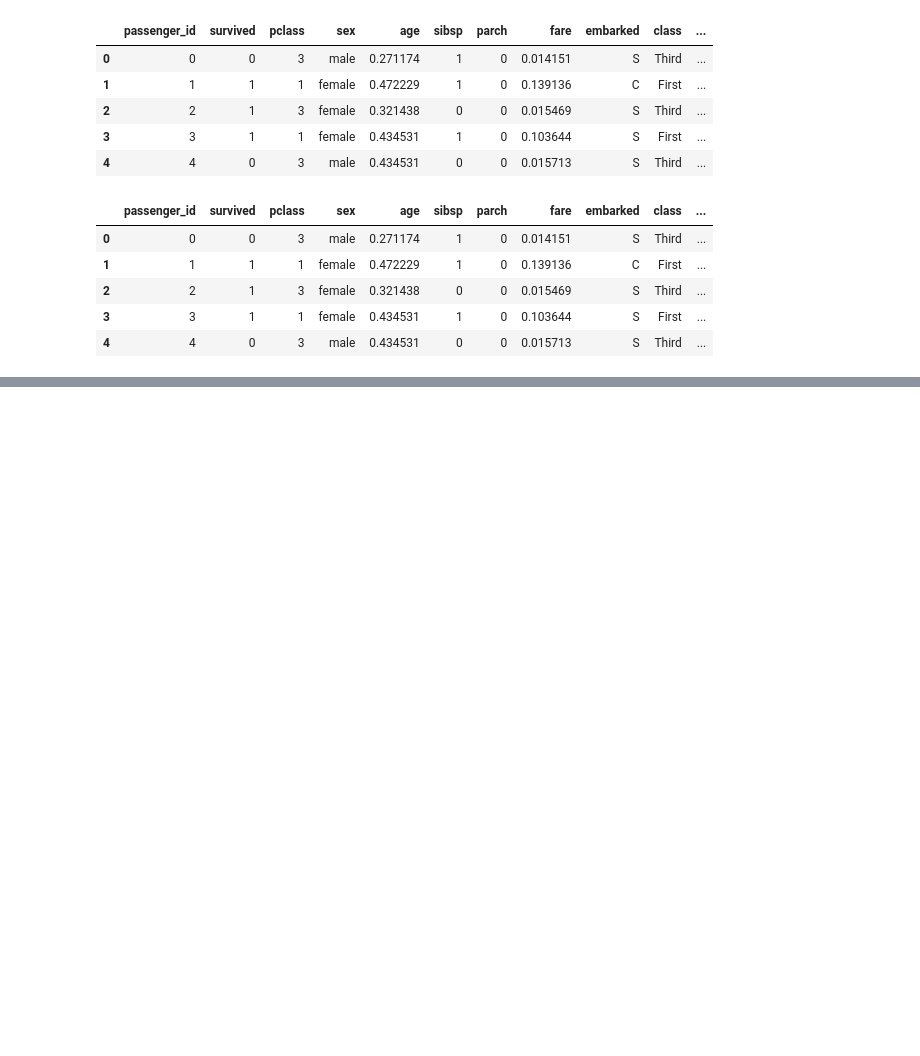
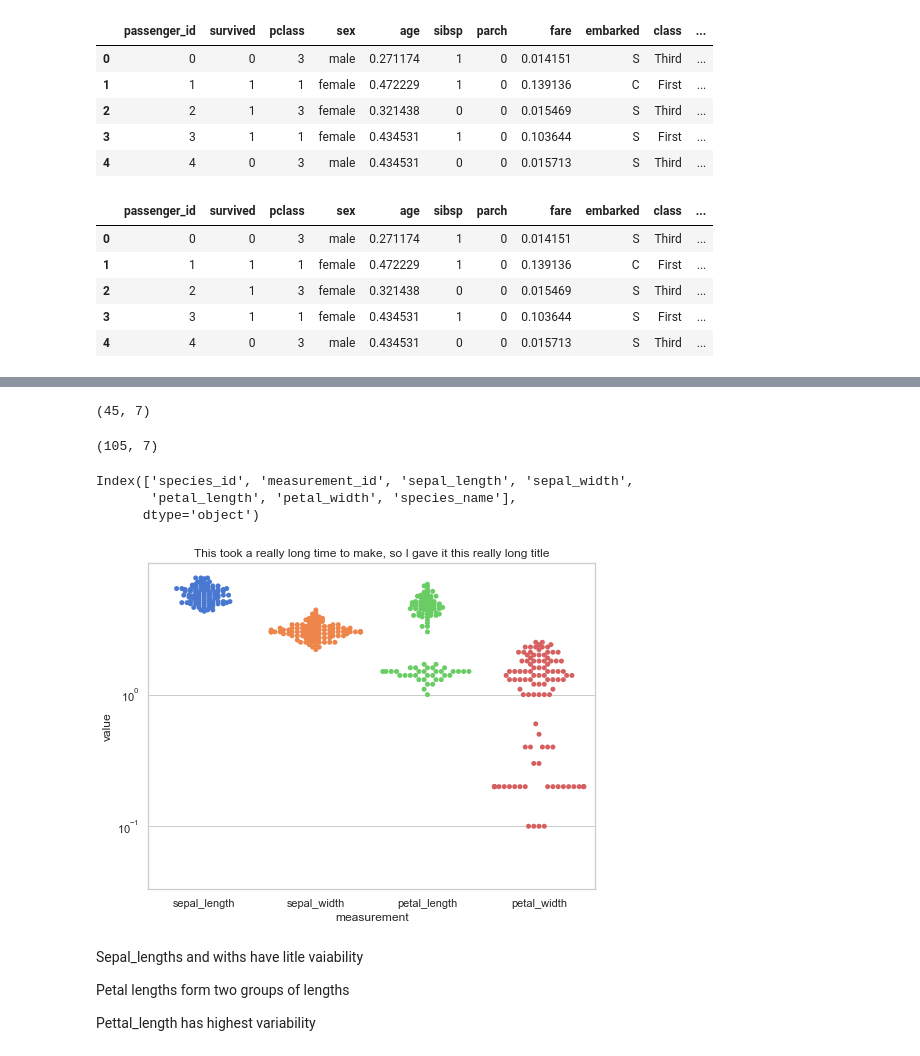
Before and after one commit to Johndsalas/ds-methodologies-exercises, a Jupyter notebook: classification/classification_exercises.ipynb, the cells around one changed output, grey strips where cells are left out. Saved outputs shown, nothing was run; the diff lists cells and outputs as text; code cells hidden in the pictures; blank space fills up the shorter version.

```diff
--- a/classification/classification_exercises.ipynb
+++ b/classification/classification_exercises.ipynb
@@ -446,0 +489,5 @@ tdf.head()
+# %%
+# Exercises
+# Continue in your classification_exercises.ipynb notebook. Use the iris dataset.
+
+df = a.get_iris_data()
@@ -446,0 +503,13 @@ tdf.head()
+# %%
+# Split data into train (70%) & test (30%) samples.
+import get_split as gs
+
+train, test = gs.split_data_whole(df,train_pct=.7)
+# %%
+test.shape
+# %% [output]
+(45, 7)
+# %%
+train.shape
+# %% [output]
+(105, 7)
@@ -446,0 +520,6 @@ tdf.head()
+# %%
+train.columns
+# %% [output]
+Index(['species_id', 'measurement_id', 'sepal_length', 'sepal_width',
+       'petal_length', 'petal_width', 'species_name'],
+      dtype='object')
@@ -446,0 +546,18 @@ tdf.head()
+# %%
+# "Melt" the dataset to "long-form" representation
+df_melt = pd.melt(train[['sepal_length', 'sepal_width','petal_length', 'petal_width']], var_name="measurement")
+sns.set(style="whitegrid", palette="muted")
+plt.figure(figsize=(8,6))
+# Draw a categorical scatterplot to show each observation
+p = sns.swarmplot(x="measurement", y="value", data=df_melt)
+p.set(yscale="log")
+plt.title("This took a really long time to make, so I gave it this really long title")
+plt.show()
+# %% [output]
+[figure, added]
+# %% [markdown]
+Sepal_lengths and withs have litle vaiability
+
+Petal lengths form two groups of lengths
+
+Pettal_length has highest variability
```
Also changed, not shown: parts of 9 cells of this notebook, 4 other files.
